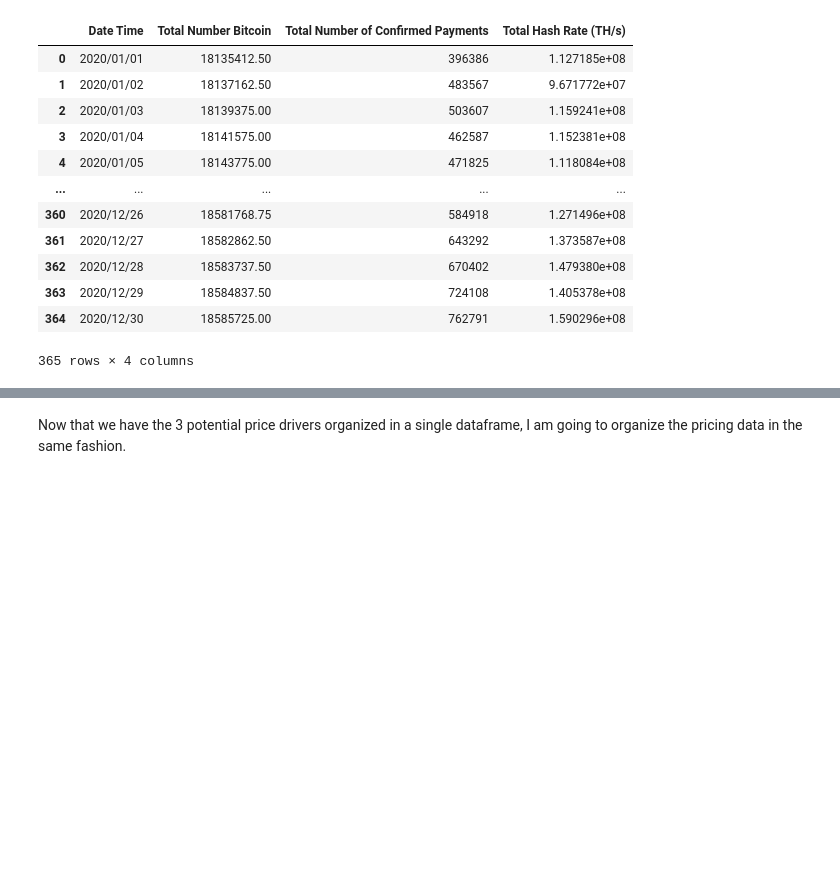
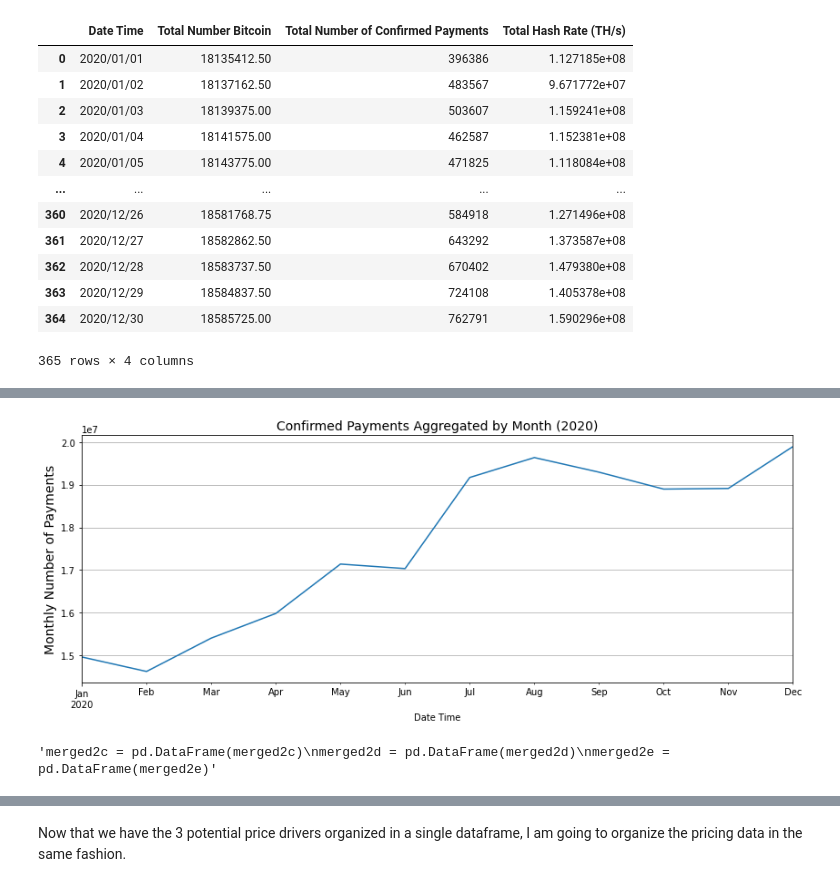
Before and after one commit to yh80205/Springboard, a Jupyter notebook: Capstone 2/Yizhen_Capstone Two_Crypto.ipynb, the cells around one changed output, grey strips where cells are left out. Saved outputs shown, nothing was run; the diff lists cells and outputs as text; code cells hidden in the pictures; blank space fills up the shorter version.

```diff
--- a/Capstone 2/Yizhen_Capstone Two_Crypto.ipynb
+++ b/Capstone 2/Yizhen_Capstone Two_Crypto.ipynb
@@ -212,0 +252,14 @@ merged2
+# %%
+merged2c = merged2b.resample('M')['Total Number of Confirmed Payments'].sum()
+merged2b.resample('M')['Total Number of Confirmed Payments'].sum().plot(figsize = (14,5))
+_ = plt.ylabel('Monthly Number of Payments',fontsize=14)
+_ = plt.title('Confirmed Payments Aggregated by Month (2020)',fontsize=14)
+plt.grid(b=None, which='major', axis='both')
+# %% [output]
+[figure, added]
+# %%
+'''merged2c = pd.DataFrame(merged2c)
+merged2d = pd.DataFrame(merged2d)
+merged2e = pd.DataFrame(merged2e)'''
+# %% [output]
+'merged2c = pd.DataFrame(merged2c)\nmerged2d = pd.DataFrame(merged2d)\nmerged2e = pd.DataFrame(merged2e)'
```
Also changed, not shown: parts of 28 cells of this notebook.
